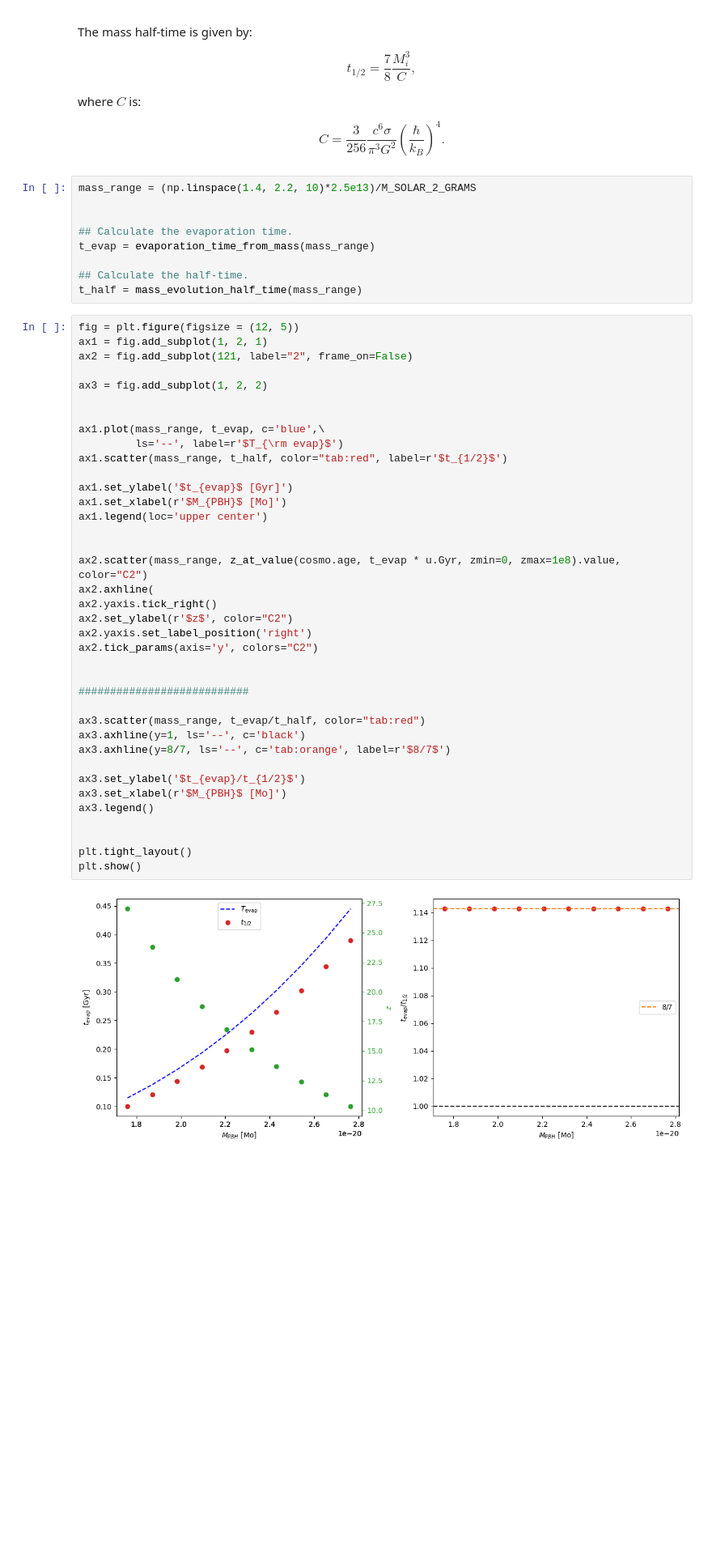
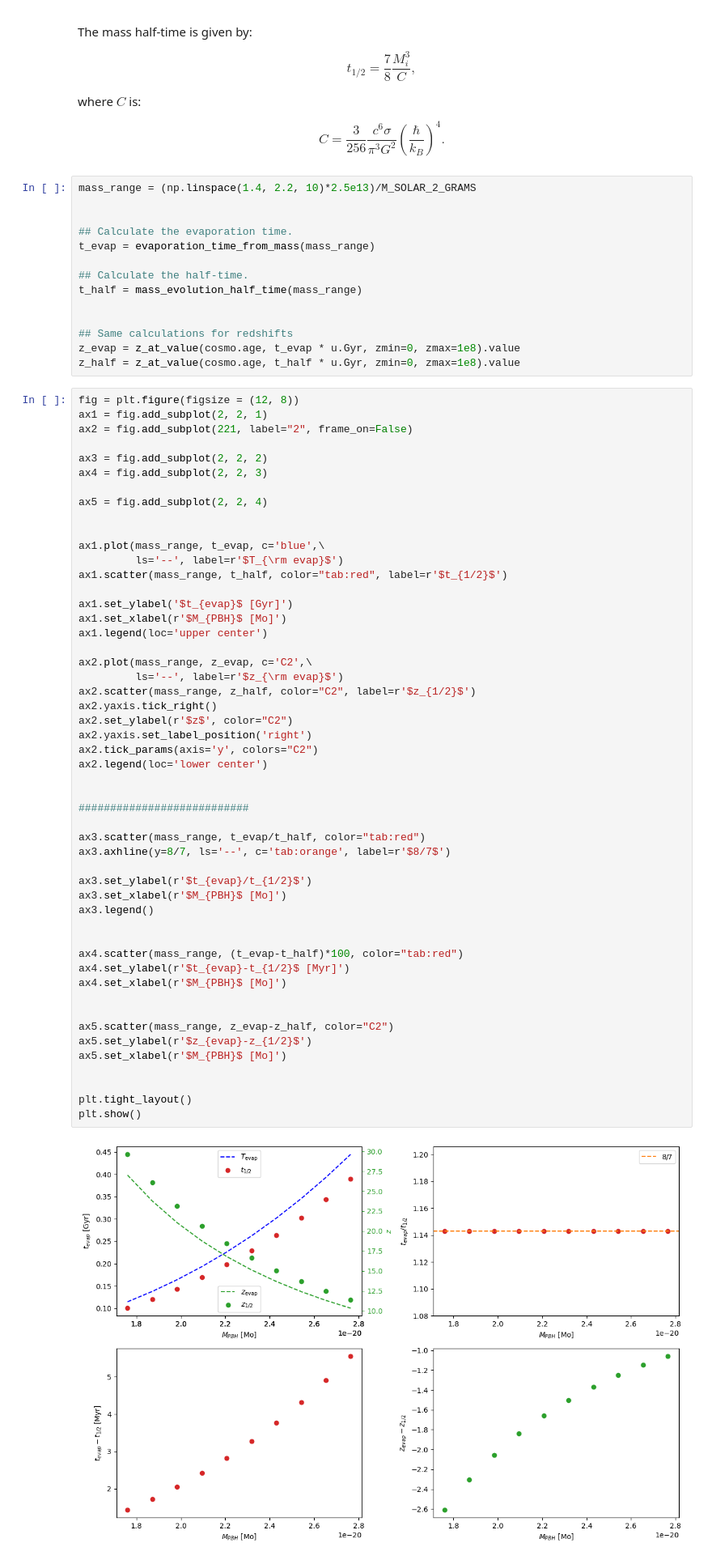
Before and after one commit to MariosNT/DCBHs_HR_PBHs, a Jupyter notebook: BlackHoleSpectrum.ipynb, the cells around one changed output. Shown at 81% size. Drawn from its saved outputs; the diff is of its cells as text; blank space fills up the shorter version.

Commit message:
Update code
- Add DCBHs requirements
- Update evolution with redshift

```diff
--- a/BlackHoleSpectrum.ipynb
+++ b/BlackHoleSpectrum.ipynb
@@ -677,46 +681,64 @@ t_evap = evaporation_time_from_mass(mass_range)
 
 ## Calculate the half-time.
 t_half = mass_evolution_half_time(mass_range)
+
+
+## Same calculations for redshifts
+z_evap = z_at_value(cosmo.age, t_evap * u.Gyr, zmin=0, zmax=1e8).value
+z_half = z_at_value(cosmo.age, t_half * u.Gyr, zmin=0, zmax=1e8).value
 # %%
-fig = plt.figure(figsize = (12, 5))
-ax1 = fig.add_subplot(1, 2, 1)
-ax2 = fig.add_subplot(121, label="2", frame_on=False)
+fig = plt.figure(figsize = (12, 8))
+ax1 = fig.add_subplot(2, 2, 1)
+ax2 = fig.add_subplot(221, label="2", frame_on=False)
 
-ax3 = fig.add_subplot(1, 2, 2)
+ax3 = fig.add_subplot(2, 2, 2)
+ax4 = fig.add_subplot(2, 2, 3)
+
+ax5 = fig.add_subplot(2, 2, 4)
 
 
 ax1.plot(mass_range, t_evap, c='blue',\
          ls='--', label=r'$T_{\rm evap}$')
 ax1.scatter(mass_range, t_half, color="tab:red", label=r'$t_{1/2}$')
 
 ax1.set_ylabel('$t_{evap}$ [Gyr]')
 ax1.set_xlabel(r'$M_{PBH}$ [Mo]')
 ax1.legend(loc='upper center')
 
-
-ax2.scatter(mass_range, z_at_value(cosmo.age, t_evap * u.Gyr, zmin=0, zmax=1e8).value, color="C2")
-ax2.axhline(
+ax2.plot(mass_range, z_evap, c='C2',\
+         ls='--', label=r'$z_{\rm evap}$')
+ax2.scatter(mass_range, z_half, color="C2", label=r'$z_{1/2}$')
 ax2.yaxis.tick_right()
 ax2.set_ylabel(r'$z$', color="C2")
 ax2.yaxis.set_label_position('right')
 ax2.tick_params(axis='y', colors="C2")
+ax2.legend(loc='lower center')
 
 
 ###########################
 
 ax3.scatter(mass_range, t_evap/t_half, color="tab:red")
-ax3.axhline(y=1, ls='--', c='black')
 ax3.axhline(y=8/7, ls='--', c='tab:orange', label=r'$8/7$')
 
-ax3.set_ylabel('$t_{evap}/t_{1/2}$')
+ax3.set_ylabel(r'$t_{evap}/t_{1/2}$')
 ax3.set_xlabel(r'$M_{PBH}$ [Mo]')
 ax3.legend()
 
 
+ax4.scatter(mass_range, (t_evap-t_half)*100, color="tab:red")
+ax4.set_ylabel(r'$t_{evap}-t_{1/2}$ [Myr]')
+ax4.set_xlabel(r'$M_{PBH}$ [Mo]')
+
+
+ax5.scatter(mass_range, z_evap-z_half, color="C2")
+ax5.set_ylabel(r'$z_{evap}-z_{1/2}$')
+ax5.set_xlabel(r'$M_{PBH}$ [Mo]')
+
+
 plt.tight_layout()
 plt.show()
 # %% [output]
-[figure, old version]
+[figure, new version]
 # %% [markdown]
 ### Mass evolution with redshift
 
```
Also changed, not shown: parts of 53 cells of this notebook, 1 other file.
